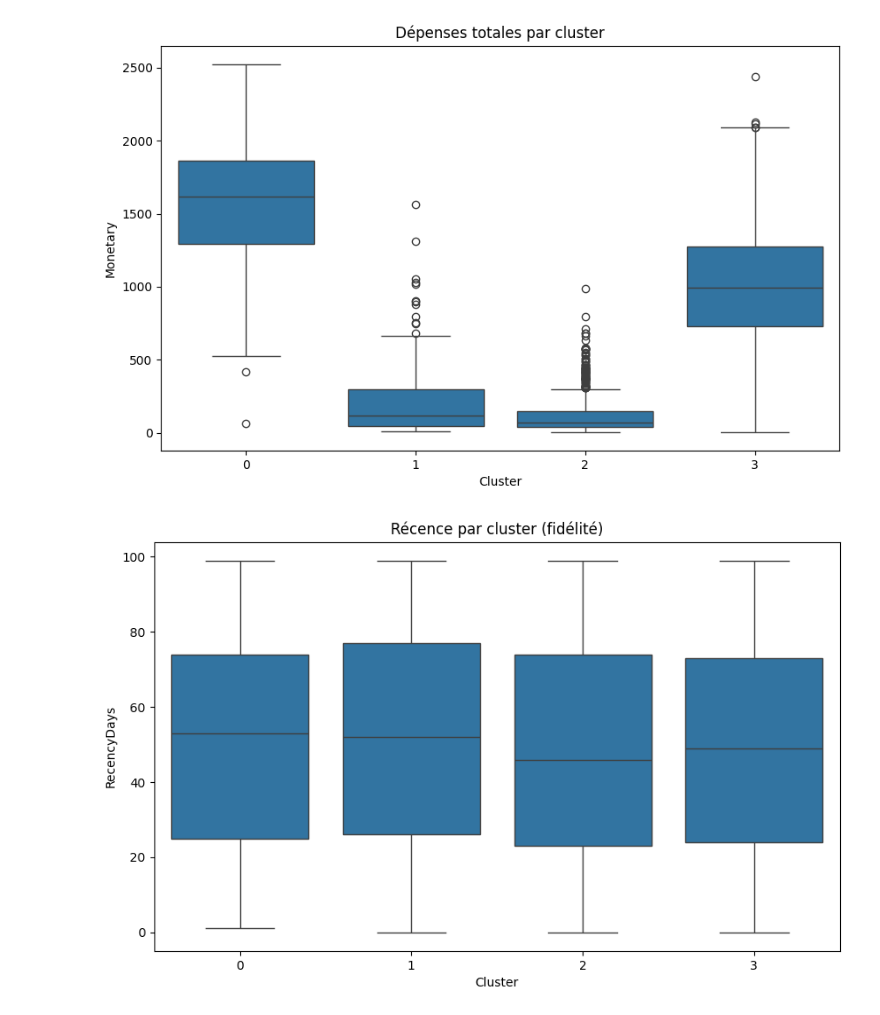
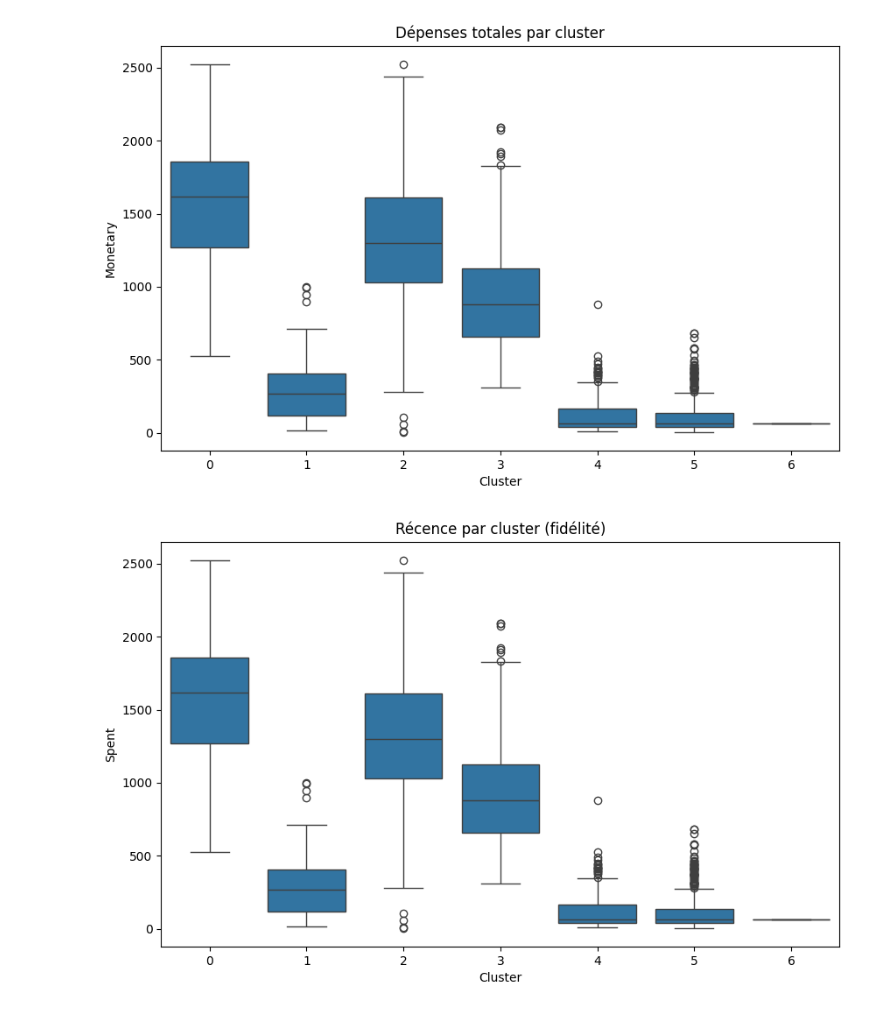
Before and after one commit to aymhenry17/RUSH-4---Camp-market, a Jupyter notebook: Partie 3/main.ipynb, the cells around one changed output. Saved outputs shown, nothing was run; the diff lists cells and outputs as text; code cells hidden in the pictures.

```diff
--- a/Partie 3/main.ipynb
+++ b/Partie 3/main.ipynb
@@ -39,13 +59,12 @@ df["Monetary"] = (
 df.rename(columns={"Recency": "RecencyDays"}, inplace=True)
 
 df["Age"] = 2025 - df["Year_Birth"]
-df["TotalKids"] = df["Kidhome"] + df["Teenhome"]
+df["TotalKids"] = df["Childrens"]
 df["Campaign_Accept_Rate"] = (
     df[["AcceptedCmp1", "AcceptedCmp2", "AcceptedCmp3", "AcceptedCmp4", "AcceptedCmp5"]].sum(axis=1) / 5
 )
 # %%
 features = df[[
-    "RecencyDays",
     "Frequency",
     "Monetary",
     "Income",
@@ -62,6 +81,8 @@ df = df.loc[features.index]
 scaler = StandardScaler()
 X_scaled = scaler.fit_transform(features)
 
+k=7
+
 kmeans = KMeans(n_clusters=k, random_state=42)
 df["Cluster"] = kmeans.fit_predict(X_scaled)
 # %%
@@ -99,5 +120,5 @@ k=9 → Silhouette Score: 0.171
 # %%
-k = 4
+k = 7
 kmeans = KMeans(n_clusters=k, random_state=42)
 df["Cluster"] = kmeans.fit_predict(X_scaled)
 # %%
@@ -125,16 +152,16 @@ Name: count, dtype: int64
 # %%
 plt.figure(figsize=(10,6))
 sns.boxplot(data=df, x="Cluster", y="Monetary")
 plt.title("Dépenses totales par cluster")
 plt.show()
 
 plt.figure(figsize=(10,6))
-sns.boxplot(data=df, x="Cluster", y="RecencyDays")
+sns.boxplot(data=df, x="Cluster", y="Spent")
 plt.title("Récence par cluster (fidélité)")
 plt.show()
 # %% [output]
-[figure, old version]
+[figure, new version]
-[figure, old version]
+[figure, new version]
 # %%
 df.to_csv("Camp_Market_segmented.csv", index=False)
 
```
Also changed, not shown: parts of 5 cells of this notebook, 4 other files.
